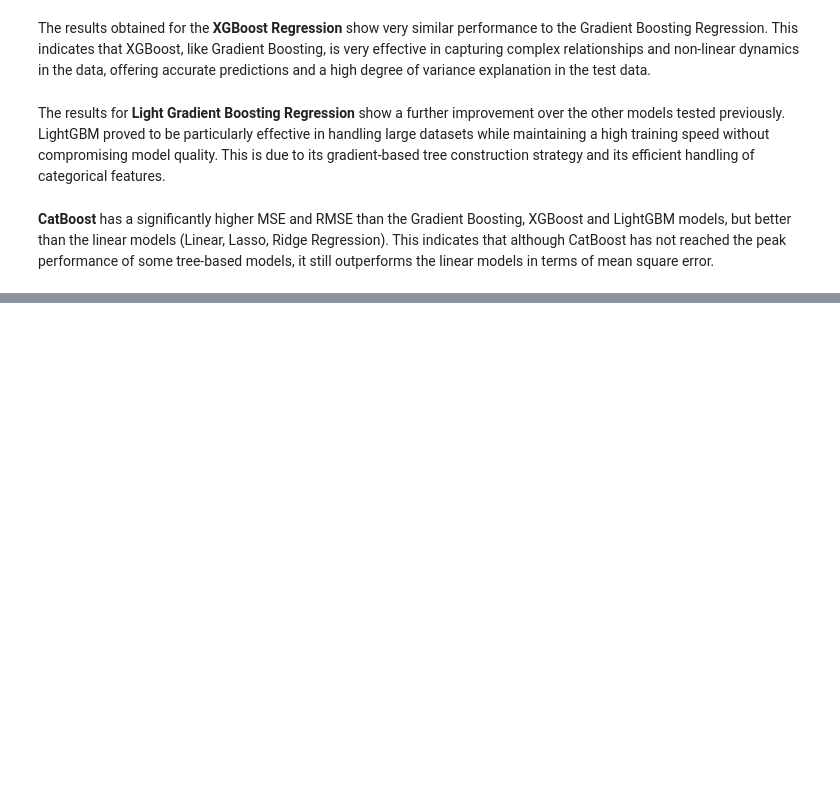
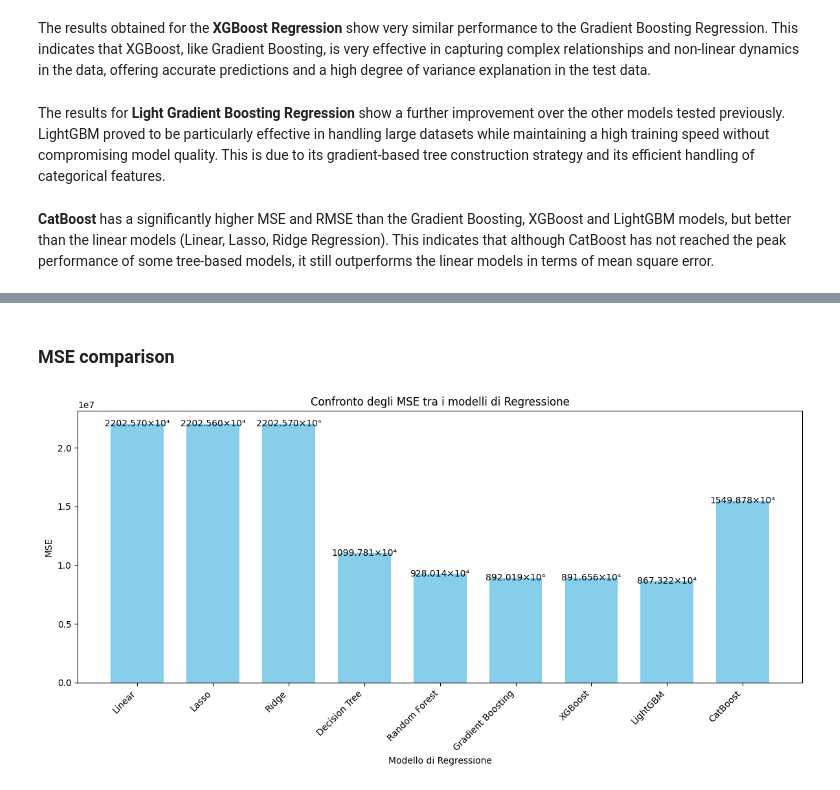
Before and after one commit to Zarmina97/ML_demo_google2, a Jupyter notebook: feature engineering & models.ipynb, the cells around one changed output, grey strips where cells are left out. Drawn from its saved outputs; the diff is of its cells as text; code cells hidden in the pictures; blank space fills up the shorter version.

```diff
--- a/feature engineering & models.ipynb
+++ b/feature engineering & models.ipynb
@@ -409,0 +424,28 @@ The results for **Light Gradient Boosting Regression** show a further improvemen
+# %% [markdown]
+### MSE comparison
+# %%
+mse_values = [22025697.84, 22025601.63, 22025697.77, 10997810.54, 9280139.74, 8920188.12, 8916563.20, 8673220.87, 15498775.61]
+mse_values_sci = [f"{x / 1e4:.3f}×10⁴" for x in mse_values]
+
+# Creazione del grafico a barre
+plt.figure(figsize=(12, 6))
+bars = plt.bar(models, mse_values, color='skyblue', width=0.7)
+
+# Aggiunta del valore esatto su ogni barra
+for i, bar in enumerate(bars):
+    yval = bar.get_height()
+    plt.text(bar.get_x() + bar.get_width()/2.0, yval + 1000, mse_values_sci[i], va='center', ha='center')
+
+plt.xlabel('Modello di Regressione')
+plt.ylabel('MSE')
+plt.title('Confronto degli MSE tra i modelli di Regressione')
+plt.xticks(rotation=45, ha="right")
+plt.tight_layout()
+
+# Salvataggio del grafico in un file png
+plt.savefig('res/models plots/MSE_comparison.png')
+
+# Mostrare il grafico
+plt.show()
+# %% [output]
+[figure, added]
```
Also changed, not shown: parts of 11 cells of this notebook, 20 other files.
